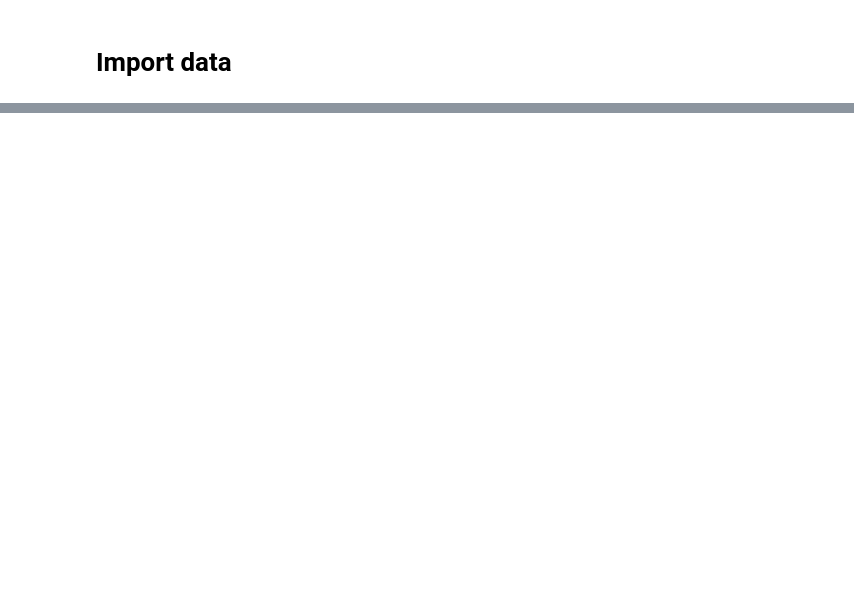
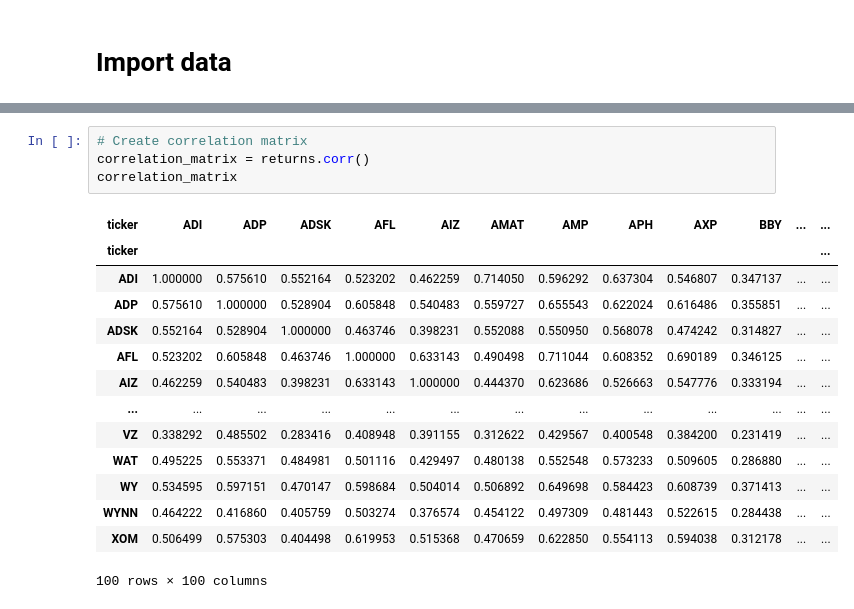
Before and after one commit to talhajamal11/BigData1Project, a Jupyter notebook: src/TalhaJamal/testing.ipynb, the cells around one changed output, grey strips where cells are left out. Saved outputs shown, nothing was run; the diff lists cells and outputs as text; blank space fills up the shorter version.

```diff
--- a/src/TalhaJamal/testing.ipynb
+++ b/src/TalhaJamal/testing.ipynb
@@ -23,0 +49,19 @@ tickers = prices.columns
+# %%
+# Create correlation matrix
+correlation_matrix = returns.corr()
+correlation_matrix
+# %% [output]
+| ticker | ADI | ADP | ADSK | AFL | AIZ | AMAT | AMP | APH | AXP | BBY | ... | ... |
+| ticker |  |  |  |  |  |  |  |  |  |  |  | ... |
+| ADI | 1.000000 | 0.575610 | 0.552164 | 0.523202 | 0.462259 | 0.714050 | 0.596292 | 0.637304 | 0.546807 | 0.347137 | ... | ... |
+| ADP | 0.575610 | 1.000000 | 0.528904 | 0.605848 | 0.540483 | 0.559727 | 0.655543 | 0.622024 | 0.616486 | 0.355851 | ... | ... |
+| ADSK | 0.552164 | 0.528904 | 1.000000 | 0.463746 | 0.398231 | 0.552088 | 0.550950 | 0.568078 | 0.474242 | 0.314827 | ... | ... |
+| AFL | 0.523202 | 0.605848 | 0.463746 | 1.000000 | 0.633143 | 0.490498 | 0.711044 | 0.608352 | 0.690189 | 0.346125 | ... | ... |
+| AIZ | 0.462259 | 0.540483 | 0.398231 | 0.633143 | 1.000000 | 0.444370 | 0.623686 | 0.526663 | 0.547776 | 0.333194 | ... | ... |
+| ... | ... | ... | ... | ... | ... | ... | ... | ... | ... | ... | ... | ... |
+| VZ | 0.338292 | 0.485502 | 0.283416 | 0.408948 | 0.391155 | 0.312622 | 0.429567 | 0.400548 | 0.384200 | 0.231419 | ... | ... |
+| WAT | 0.495225 | 0.553371 | 0.484981 | 0.501116 | 0.429497 | 0.480138 | 0.552548 | 0.573233 | 0.509605 | 0.286880 | ... | ... |
+| WY | 0.534595 | 0.597151 | 0.470147 | 0.598684 | 0.504014 | 0.506892 | 0.649698 | 0.584423 | 0.608739 | 0.371413 | ... | ... |
+| WYNN | 0.464222 | 0.416860 | 0.405759 | 0.503274 | 0.376574 | 0.454122 | 0.497309 | 0.481443 | 0.522615 | 0.284438 | ... | ... |
+| XOM | 0.506499 | 0.575303 | 0.404498 | 0.619953 | 0.515368 | 0.470659 | 0.622850 | 0.554113 | 0.594038 | 0.312178 | ... | ... |
+100 rows × 100 columns
```
Also changed, not shown: parts of 12 cells of this notebook, 1 other file.
